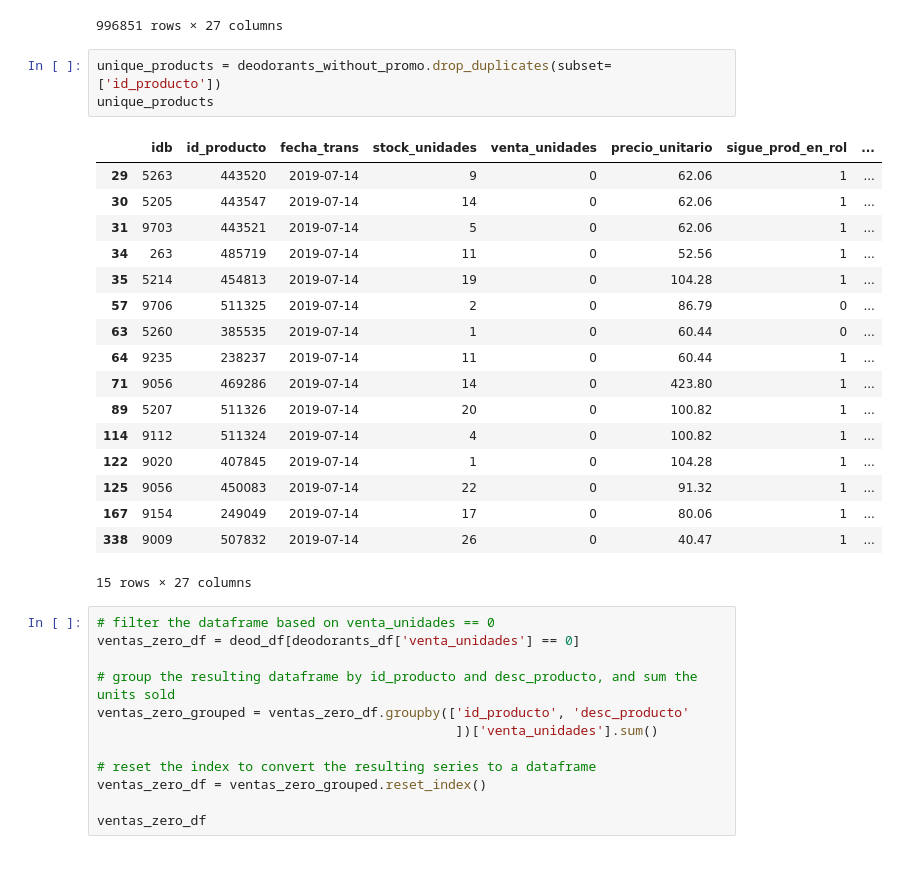
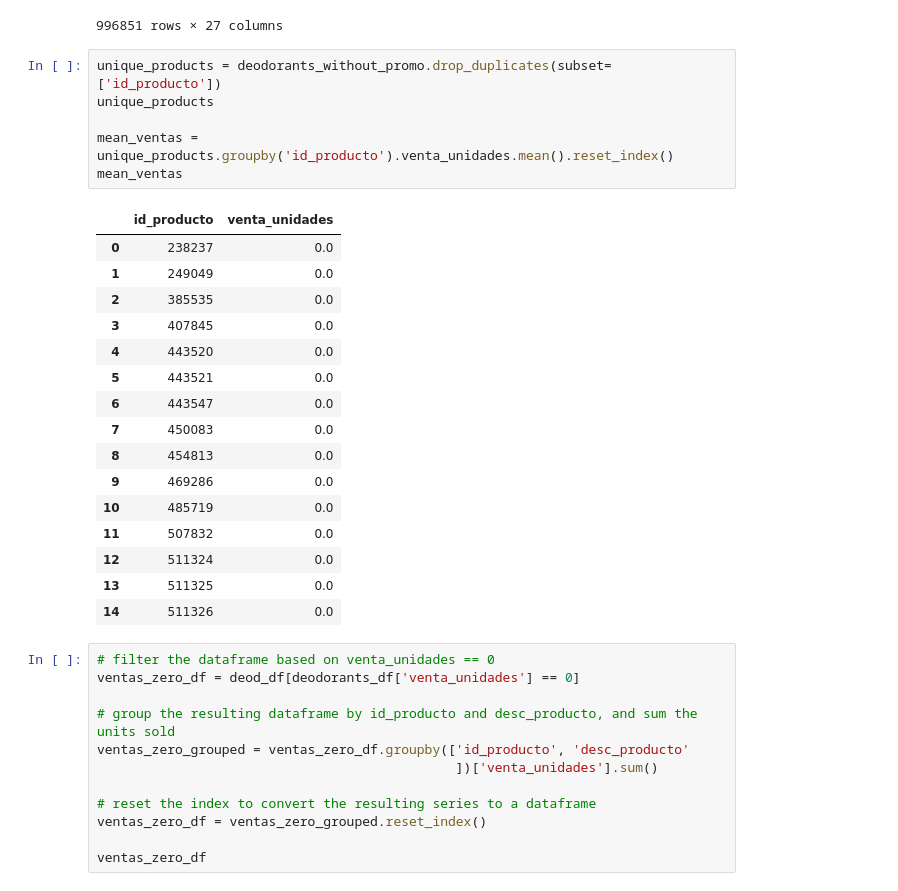
Before and after one commit to ErikaMelt/deodorants-project, a Jupyter notebook: eda/eda_erika_v1.ipynb, the cells around one changed output. Cells and saved outputs as stored; diff of their text form; blank space fills up the shorter version.

```diff
--- a/eda/eda_erika_v1.ipynb
+++ b/eda/eda_erika_v1.ipynb
@@ -507,24 +507,26 @@ deodorants_without_promo
 # %%
 unique_products = deodorants_without_promo.drop_duplicates(subset=['id_producto'])
 unique_products
+
+mean_ventas = unique_products.groupby('id_producto').venta_unidades.mean().reset_index()
+mean_ventas
 # %% [output]
-|  | idb | id_producto | fecha_trans | stock_unidades | venta_unidades | precio_unitario | sigue_prod_en_rol | ... |
-| 29 | 5263 | 443520 | 2019-07-14 | 9 | 0 | 62.06 | 1 | ... |
-| 30 | 5205 | 443547 | 2019-07-14 | 14 | 0 | 62.06 | 1 | ... |
-| 31 | 9703 | 443521 | 2019-07-14 | 5 | 0 | 62.06 | 1 | ... |
-| 34 | 263 | 485719 | 2019-07-14 | 11 | 0 | 52.56 | 1 | ... |
-| 35 | 5214 | 454813 | 2019-07-14 | 19 | 0 | 104.28 | 1 | ... |
-| 57 | 9706 | 511325 | 2019-07-14 | 2 | 0 | 86.79 | 0 | ... |
-| 63 | 5260 | 385535 | 2019-07-14 | 1 | 0 | 60.44 | 0 | ... |
-| 64 | 9235 | 238237 | 2019-07-14 | 11 | 0 | 60.44 | 1 | ... |
-| 71 | 9056 | 469286 | 2019-07-14 | 14 | 0 | 423.80 | 1 | ... |
-| 89 | 5207 | 511326 | 2019-07-14 | 20 | 0 | 100.82 | 1 | ... |
-| 114 | 9112 | 511324 | 2019-07-14 | 4 | 0 | 100.82 | 1 | ... |
-| 122 | 9020 | 407845 | 2019-07-14 | 1 | 0 | 104.28 | 1 | ... |
-| 125 | 9056 | 450083 | 2019-07-14 | 22 | 0 | 91.32 | 1 | ... |
-| 167 | 9154 | 249049 | 2019-07-14 | 17 | 0 | 80.06 | 1 | ... |
-| 338 | 9009 | 507832 | 2019-07-14 | 26 | 0 | 40.47 | 1 | ... |
+|  | id_producto | venta_unidades |
+| 0 | 238237 | 0.0 |
+| 1 | 249049 | 0.0 |
+| 2 | 385535 | 0.0 |
+| 3 | 407845 | 0.0 |
+| 4 | 443520 | 0.0 |
+| 5 | 443521 | 0.0 |
+| 6 | 443547 | 0.0 |
+| 7 | 450083 | 0.0 |
+| 8 | 454813 | 0.0 |
+| 9 | 469286 | 0.0 |
+| 10 | 485719 | 0.0 |
+| 11 | 507832 | 0.0 |
+| 12 | 511324 | 0.0 |
+| 13 | 511325 | 0.0 |
+| 14 | 511326 | 0.0 |
-15 rows × 27 columns
 # %%
 # filter the dataframe based on venta_unidades == 0
 ventas_zero_df = deod_df[deodorants_df['venta_unidades'] == 0]
```
